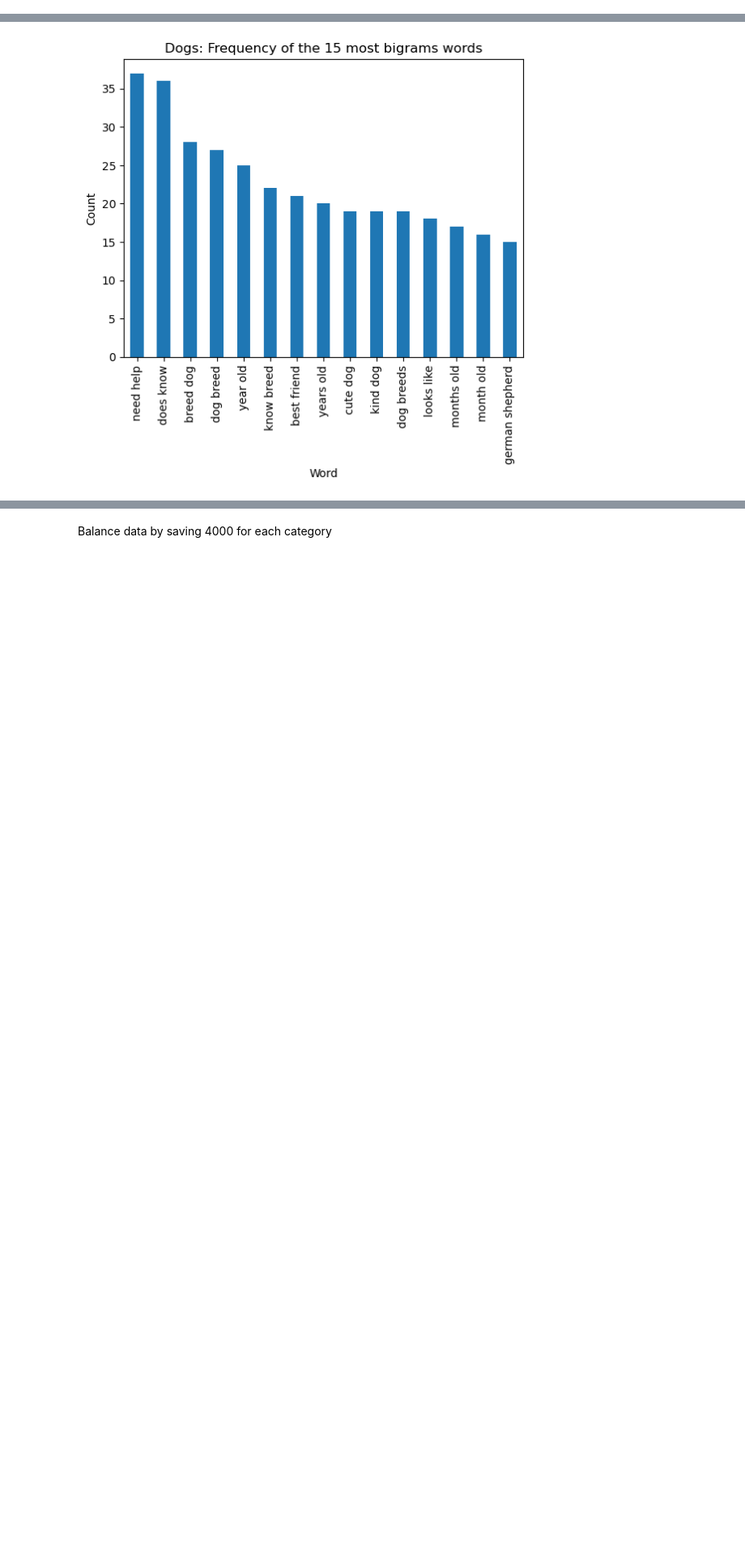
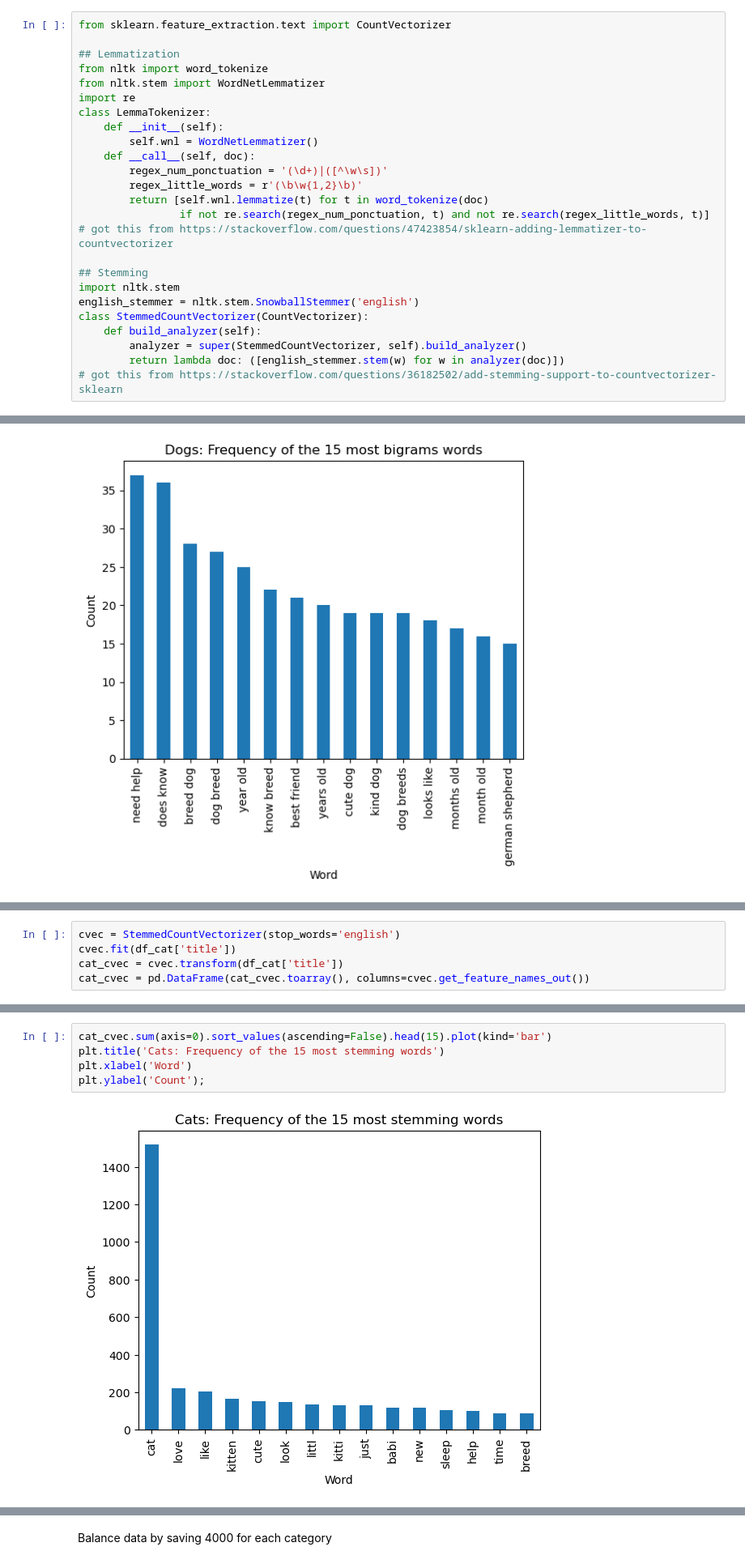
Before and after one commit to atigonh/nlp_reddit, a Jupyter notebook: code/2-EDA.ipynb, the cells around one changed output, grey strips where cells are left out. Shown: that part at 81% size. Saved outputs shown, nothing was run; the diff lists cells and outputs as text; blank space fills up the shorter version.

```diff
--- a/code/2-EDA.ipynb
+++ b/code/2-EDA.ipynb
@@ -11,0 +15,25 @@ from sklearn.feature_extraction.text import CountVectorizer
+# %%
+from sklearn.feature_extraction.text import CountVectorizer
+
+## Lemmatization
+from nltk import word_tokenize
+from nltk.stem import WordNetLemmatizer
+import re
+class LemmaTokenizer:
+    def __init__(self):
+        self.wnl = WordNetLemmatizer()
+    def __call__(self, doc):
+        regex_num_ponctuation = '(\d+)|([^\w\s])'
+        regex_little_words = r'(\b\w{1,2}\b)'
+        return [self.wnl.lemmatize(t) for t in word_tokenize(doc)
+                if not re.search(regex_num_ponctuation, t) and not re.search(regex_little_words, t)]
+# got this from https://stackoverflow.com/questions/47423854/sklearn-adding-lemmatizer-to-countvectorizer
+
+## Stemming
+import nltk.stem
+english_stemmer = nltk.stem.SnowballStemmer('english')
+class StemmedCountVectorizer(CountVectorizer):
+    def build_analyzer(self):
+        analyzer = super(StemmedCountVectorizer, self).build_analyzer()
+        return lambda doc: ([english_stemmer.stem(w) for w in analyzer(doc)])
+# got this from https://stackoverflow.com/questions/36182502/add-stemming-support-to-countvectorizer-sklearn
@@ -289,0 +436,5 @@ plt.ylabel('Count');
+# %%
+cvec = StemmedCountVectorizer(stop_words='english')
+cvec.fit(df_cat['title'])
+cat_cvec = cvec.transform(df_cat['title'])
+cat_cvec = pd.DataFrame(cat_cvec.toarray(), columns=cvec.get_feature_names_out())
@@ -289,0 +460,7 @@ plt.ylabel('Count');
+# %%
+cat_cvec.sum(axis=0).sort_values(ascending=False).head(15).plot(kind='bar')
+plt.title('Cats: Frequency of the 15 most stemming words')
+plt.xlabel('Word')
+plt.ylabel('Count');
+# %% [output]
+[figure, added]
```
Also changed, not shown: parts of 49 cells of this notebook, 11 other files.
